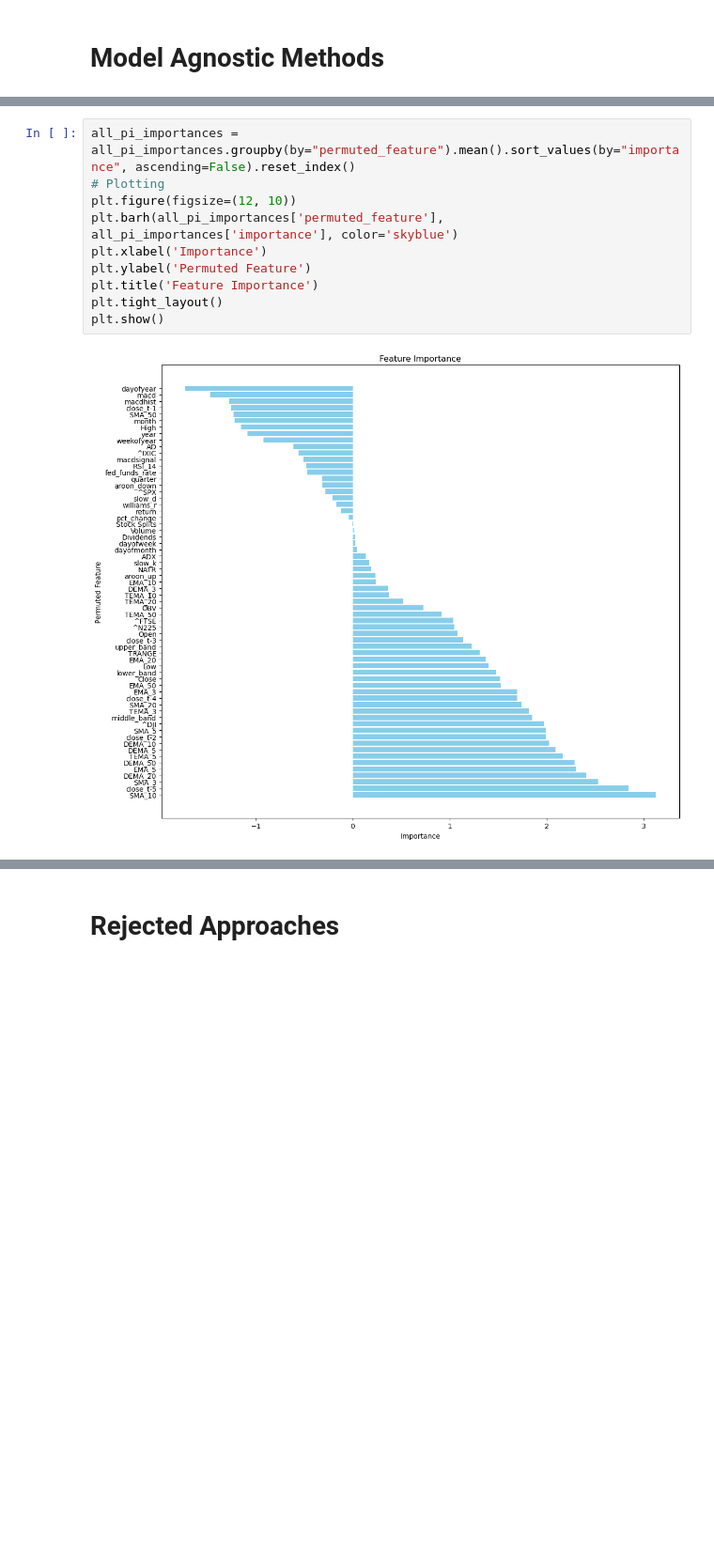
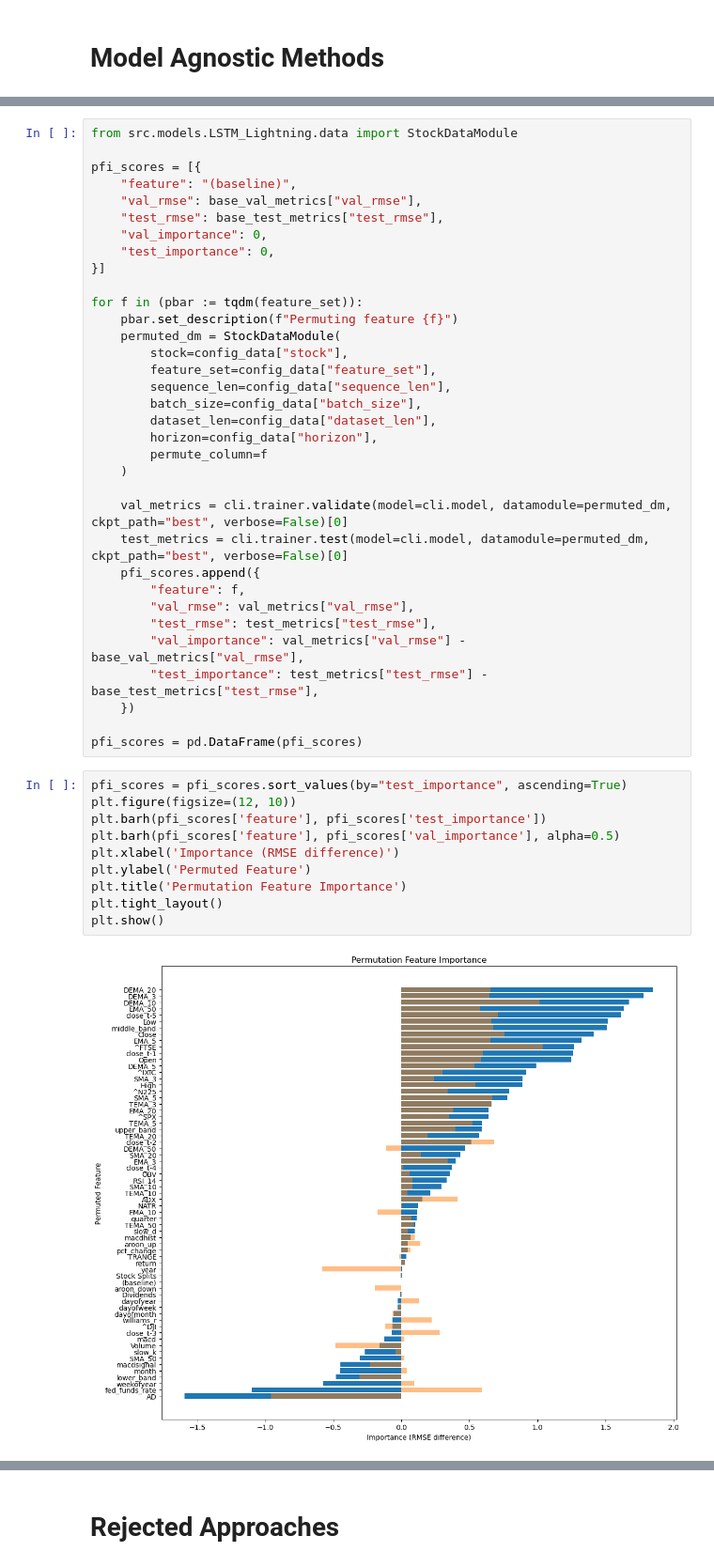
Before and after one commit to luo-simon/stock-predictions, a Jupyter notebook: notebooks/2-feature_selection.ipynb, the cells around one changed output, grey strips where cells are left out. Shown at 94% size. Cells and saved outputs as stored; diff of their text form; blank space fills up the shorter version.

```diff
--- a/notebooks/2-feature_selection.ipynb
+++ b/notebooks/2-feature_selection.ipynb
@@ -658,12 +151,46 @@ Loaded model weights from the checkpoint at /Users/simon/Documents/II/Dissertati
+# %%
+from src.models.LSTM_Lightning.data import StockDataModule
+
+pfi_scores = [{
+    "feature": "(baseline)",
+    "val_rmse": base_val_metrics["val_rmse"],
+    "test_rmse": base_test_metrics["test_rmse"],
+    "val_importance": 0,
+    "test_importance": 0,
+}]
+
+for f in (pbar := tqdm(feature_set)):
+    pbar.set_description(f"Permuting feature {f}")
+    permuted_dm = StockDataModule(
+        stock=config_data["stock"],
+        feature_set=config_data["feature_set"],
+        sequence_len=config_data["sequence_len"],
+        batch_size=config_data["batch_size"],
+        dataset_len=config_data["dataset_len"],
+        horizon=config_data["horizon"],
+        permute_column=f
+    )
+
+    val_metrics = cli.trainer.validate(model=cli.model, datamodule=permuted_dm, ckpt_path="best", verbose=False)[0]
+    test_metrics = cli.trainer.test(model=cli.model, datamodule=permuted_dm, ckpt_path="best", verbose=False)[0]
+    pfi_scores.append({
+        "feature": f,
+        "val_rmse": val_metrics["val_rmse"],
+        "test_rmse": test_metrics["test_rmse"],
+        "val_importance": val_metrics["val_rmse"] -  base_val_metrics["val_rmse"],
+        "test_importance": test_metrics["test_rmse"] -  base_test_metrics["test_rmse"],
+    })
+
+pfi_scores = pd.DataFrame(pfi_scores)
 # %%
-all_pi_importances = all_pi_importances.groupby(by="permuted_feature").mean().sort_values(by="importance", ascending=False).reset_index()
-# Plotting
+pfi_scores = pfi_scores.sort_values(by="test_importance", ascending=True)
 plt.figure(figsize=(12, 10))
-plt.barh(all_pi_importances['permuted_feature'], all_pi_importances['importance'], color='skyblue')
-plt.xlabel('Importance')
+plt.barh(pfi_scores['feature'], pfi_scores['test_importance'])
+plt.barh(pfi_scores['feature'], pfi_scores['val_importance'], alpha=0.5)
+plt.xlabel('Importance (RMSE difference)')
 plt.ylabel('Permuted Feature')
-plt.title('Feature Importance')
+plt.title('Permutation Feature Importance')
 plt.tight_layout()
 plt.show()
 # %% [output]
-[figure, old version]
+[figure, new version]
```
Also changed, not shown: parts of 32 cells of this notebook, 4 other files.
